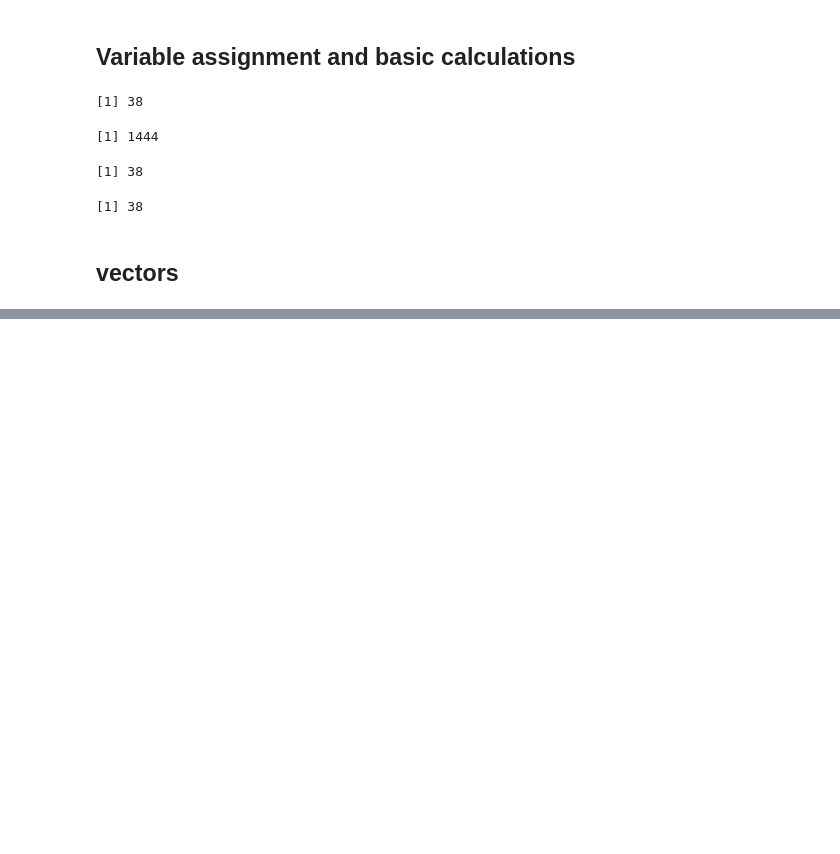
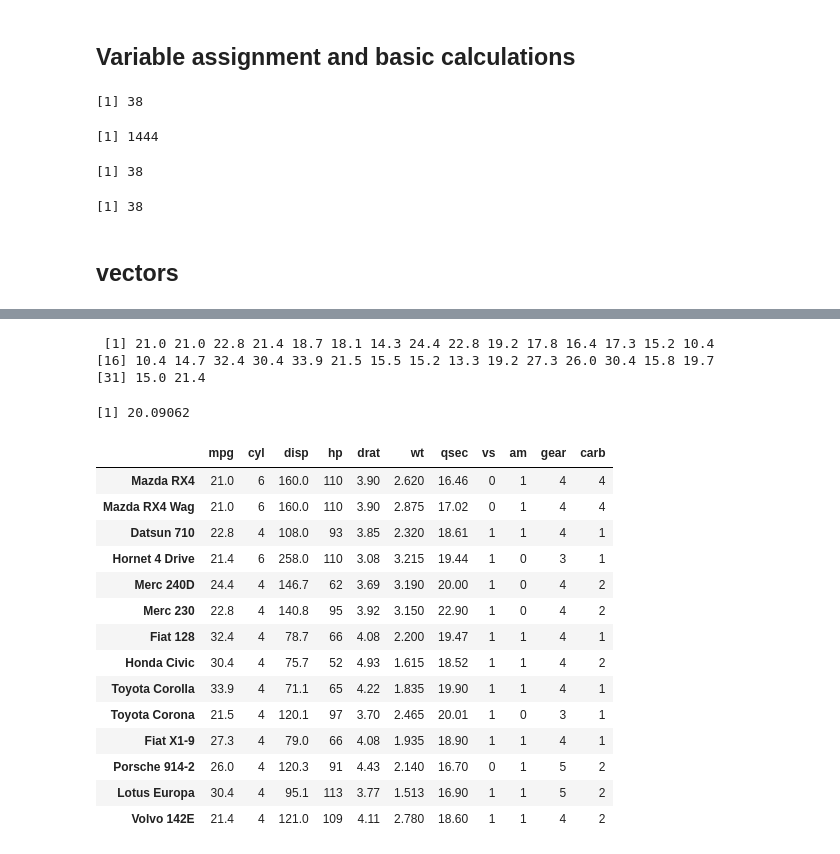
Before and after one commit to sharifahmad2061/foundation_of_data_analysis, a Jupyter notebook: R basics.ipynb, the cells around one changed output, grey strips where cells are left out. Cells and saved outputs as stored; diff of their text form; code cells hidden in the pictures; blank space fills up the shorter version.

```diff
--- a/R basics.ipynb
+++ b/R basics.ipynb
@@ -24,0 +133,28 @@ sqrt(x^2)
+# %%
+mtcars$mpg
+# %% [output]
+ [1] 21.0 21.0 22.8 21.4 18.7 18.1 14.3 24.4 22.8 19.2 17.8 16.4 17.3 15.2 10.4
+[16] 10.4 14.7 32.4 30.4 33.9 21.5 15.5 15.2 13.3 19.2 27.3 26.0 30.4 15.8 19.7
+[31] 15.0 21.4
+# %%
+mean(mtcars$mpg)
+# %% [output]
+[1] 20.09062
+# %%
+mtcars[mtcars$mpg > 20,]
+# %% [output]
+|  | mpg | cyl | disp | hp | drat | wt | qsec | vs | am | gear | carb |
+| Mazda RX4 | 21.0 | 6 | 160.0 | 110 | 3.90 | 2.620 | 16.46 | 0 | 1 | 4 | 4 |
+| Mazda RX4 Wag | 21.0 | 6 | 160.0 | 110 | 3.90 | 2.875 | 17.02 | 0 | 1 | 4 | 4 |
+| Datsun 710 | 22.8 | 4 | 108.0 | 93 | 3.85 | 2.320 | 18.61 | 1 | 1 | 4 | 1 |
+| Hornet 4 Drive | 21.4 | 6 | 258.0 | 110 | 3.08 | 3.215 | 19.44 | 1 | 0 | 3 | 1 |
+| Merc 240D | 24.4 | 4 | 146.7 | 62 | 3.69 | 3.190 | 20.00 | 1 | 0 | 4 | 2 |
+| Merc 230 | 22.8 | 4 | 140.8 | 95 | 3.92 | 3.150 | 22.90 | 1 | 0 | 4 | 2 |
+| Fiat 128 | 32.4 | 4 | 78.7 | 66 | 4.08 | 2.200 | 19.47 | 1 | 1 | 4 | 1 |
+| Honda Civic | 30.4 | 4 | 75.7 | 52 | 4.93 | 1.615 | 18.52 | 1 | 1 | 4 | 2 |
+| Toyota Corolla | 33.9 | 4 | 71.1 | 65 | 4.22 | 1.835 | 19.90 | 1 | 1 | 4 | 1 |
+| Toyota Corona | 21.5 | 4 | 120.1 | 97 | 3.70 | 2.465 | 20.01 | 1 | 0 | 3 | 1 |
+| Fiat X1-9 | 27.3 | 4 | 79.0 | 66 | 4.08 | 1.935 | 18.90 | 1 | 1 | 4 | 1 |
+| Porsche 914-2 | 26.0 | 4 | 120.3 | 91 | 4.43 | 2.140 | 16.70 | 0 | 1 | 5 | 2 |
+| Lotus Europa | 30.4 | 4 | 95.1 | 113 | 3.77 | 1.513 | 16.90 | 1 | 1 | 5 | 2 |
+| Volvo 142E | 21.4 | 4 | 121.0 | 109 | 4.11 | 2.780 | 18.60 | 1 | 1 | 4 | 2 |
```
Also changed, not shown: parts of 33 cells of this notebook, 1 other file.
